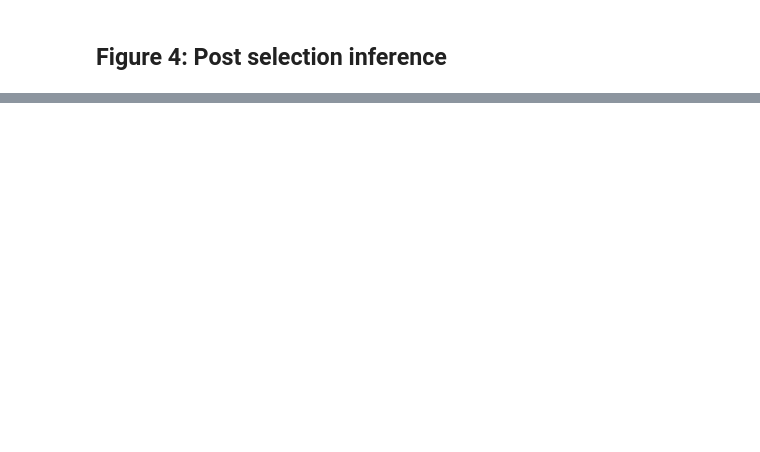
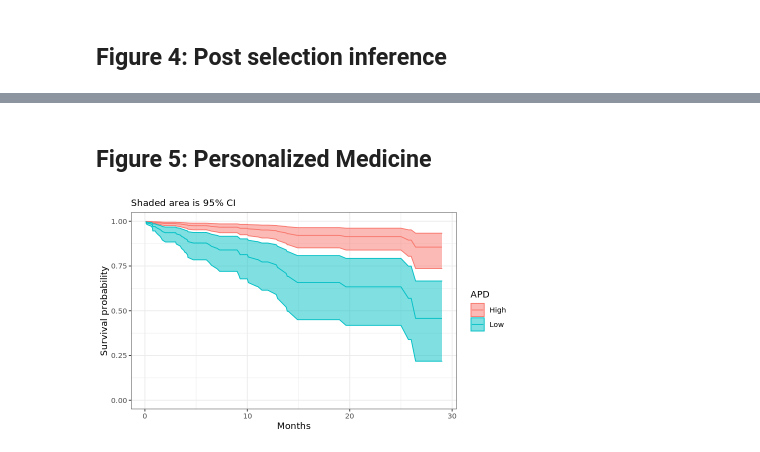
Before and after one commit to goldenberg-lab/Pyeloplasty, a Jupyter notebook: fig_make.ipynb, the cells around one changed output, grey strips where cells are left out. Cells and saved outputs as stored; diff of their text form; code cells hidden in the pictures; blank space fills up the shorter version.

```diff
--- a/fig_make.ipynb
+++ b/fig_make.ipynb
@@ -52,0 +70,14 @@ ggplot(df_bhat, aes(x=fct_reorder2(cn,coef,is_sig), y=coef,color=is_sig)) +
+# %% [markdown]
+## Figure 5: Personalized Medicine
+# %%
+options(repr.plot.width=7, repr.plot.height=4)
+gg_km = ggplot(filter(df_km,tt!='KM'),aes(x=time,y=mu,color=tt,fill=tt)) +
+  theme_bw() + geom_line() +
+  labs(y='Survival probability',x='Months',subtitle = 'Shaded area is 95% CI') +
+  scale_color_discrete(name='APD') +
+  scale_fill_discrete(name='APD') +
+  geom_ribbon(aes(ymin=lb,ymax=ub),alpha=0.5) +
+  scale_y_continuous(limits=c(0,1))
+gg_km
+# %% [output]
+[figure, added]
```
Also changed, not shown: parts of 6 cells of this notebook, 2 other files.
